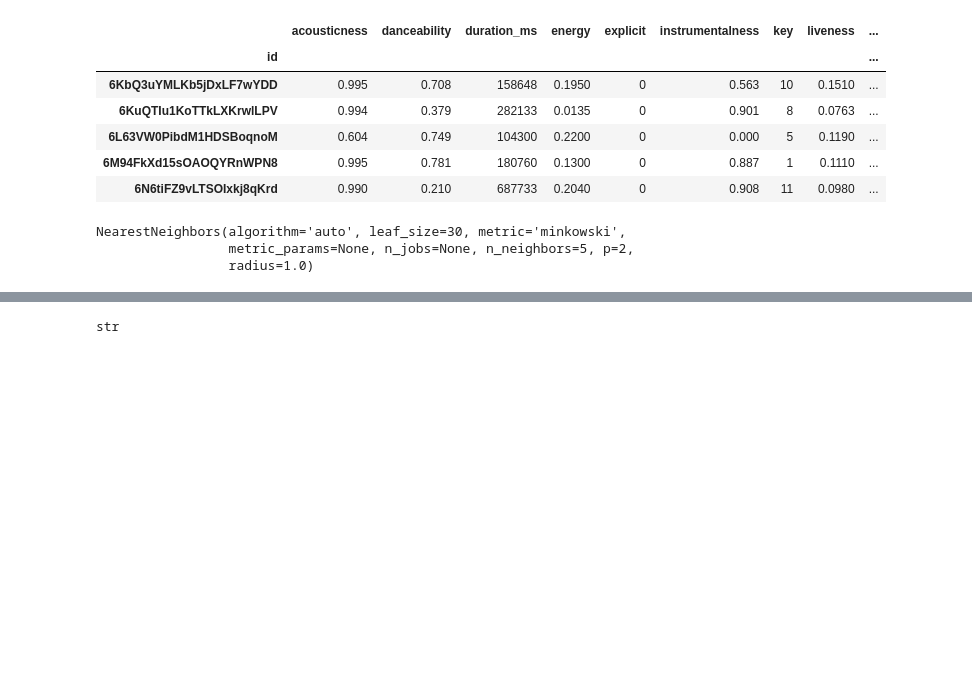
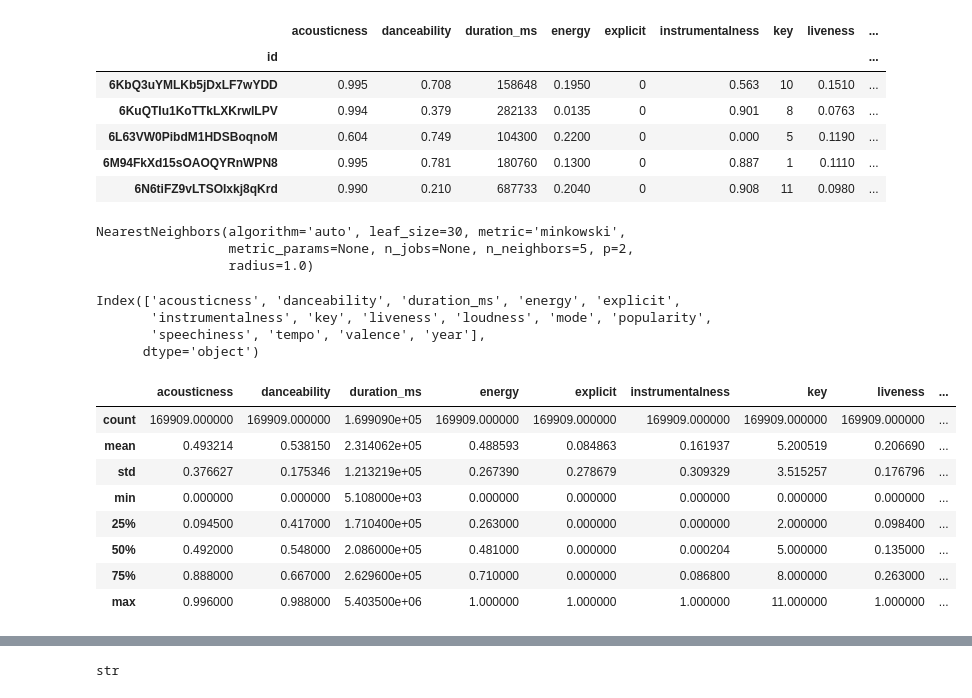
Before and after one commit to Spotify-Song-Suggester-Unit-4/Spotify-Song-Suggester, a Jupyter notebook: drafting_nb.ipynb, the cells around one changed output, grey strips where cells are left out. Drawn from its saved outputs; the diff is of its cells as text; code cells hidden in the pictures; blank space fills up the shorter version.

```diff
--- a/drafting_nb.ipynb
+++ b/drafting_nb.ipynb
@@ -43,6 +43,25 @@ nn.fit(X)
 NearestNeighbors(algorithm='auto', leaf_size=30, metric='minkowski',
                  metric_params=None, n_jobs=None, n_neighbors=5, p=2,
                  radius=1.0)
+# %%
+X.columns
+# %% [output]
+Index(['acousticness', 'danceability', 'duration_ms', 'energy', 'explicit',
+       'instrumentalness', 'key', 'liveness', 'loudness', 'mode', 'popularity',
+       'speechiness', 'tempo', 'valence', 'year'],
+      dtype='object')
+# %%
+X.describe(include='all')
+# %% [output]
+|  | acousticness | danceability | duration_ms | energy | explicit | instrumentalness | key | liveness | ... |
+| count | 169909.000000 | 169909.000000 | 1.699090e+05 | 169909.000000 | 169909.000000 | 169909.000000 | 169909.000000 | 169909.000000 | ... |
+| mean | 0.493214 | 0.538150 | 2.314062e+05 | 0.488593 | 0.084863 | 0.161937 | 5.200519 | 0.206690 | ... |
+| std | 0.376627 | 0.175346 | 1.213219e+05 | 0.267390 | 0.278679 | 0.309329 | 3.515257 | 0.176796 | ... |
+| min | 0.000000 | 0.000000 | 5.108000e+03 | 0.000000 | 0.000000 | 0.000000 | 0.000000 | 0.000000 | ... |
+| 25% | 0.094500 | 0.417000 | 1.710400e+05 | 0.263000 | 0.000000 | 0.000000 | 2.000000 | 0.098400 | ... |
+| 50% | 0.492000 | 0.548000 | 2.086000e+05 | 0.481000 | 0.000000 | 0.000204 | 5.000000 | 0.135000 | ... |
+| 75% | 0.888000 | 0.667000 | 2.629600e+05 | 0.710000 | 0.000000 | 0.086800 | 8.000000 | 0.263000 | ... |
+| max | 0.996000 | 0.988000 | 5.403500e+06 | 1.000000 | 1.000000 | 1.000000 | 11.000000 | 1.000000 | ... |
 # %%
 def return_song_indexes(song_id,):
     distances, index_arr = nn.kneighbors([X.loc[song_id]])
```
Also changed, not shown: 2 other files.
